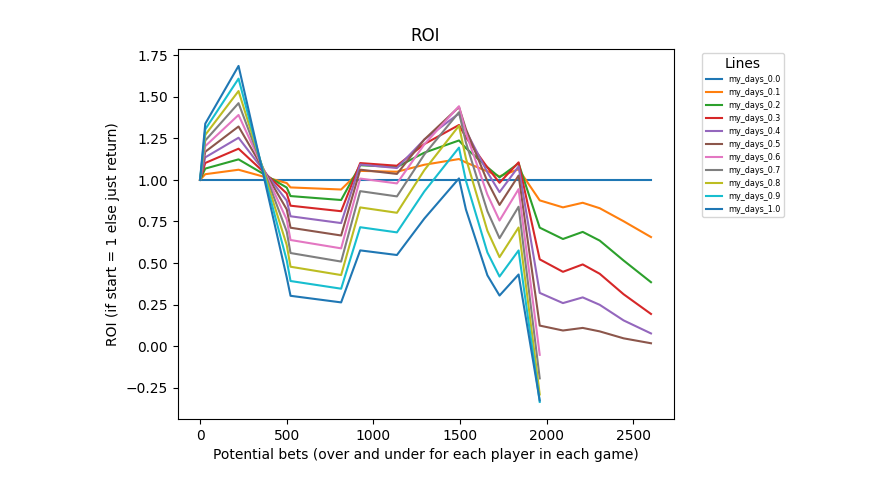
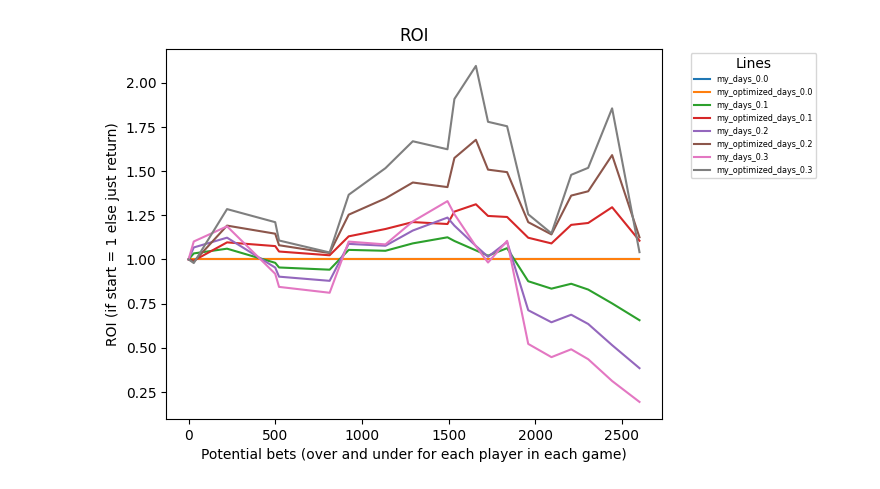
Before and after one commit to RasmusRynell/sports_betting_test, a Jupyter notebook: testing/evaluation/test.ipynb, the cells around one changed output. Cells and saved outputs as stored; diff of their text form; code cells hidden in the pictures.

```diff
--- a/testing/evaluation/test.ipynb
+++ b/testing/evaluation/test.ipynb
@@ -18,9 +18,9 @@ plots=[]
 start = 1 # 1 to see accual roi
 pre = 0.1 # How much risk to take, reasonable values range from 0.25 to 0.01
 
-for pre in np.arange(0,1.1,0.1):
+for pre in np.arange(0,0.4,0.1):
     pre = pre.round(decimals=2)
-    for csv in ["my"]:
+    for csv in ["my", "my_optimized"]:
         df = pd.read_csv(f"./{csv}.csv", sep=";")
         df['kelly_under'] = ((df['odds_under'] - 1) * df['pred_under_my'] - df['pred_over_my']) / (df['odds_under'] - 1)
         df['kelly_over'] = ((df['odds_over'] - 1) * df['pred_over_my'] - df['pred_under_my']) / (df['odds_over'] - 1)
@@ -76,31 +76,31 @@ for pre in np.arange(0,1.1,0.1):
                             # Yes, how much should i bet?
                             how_much_to_bet = bet[f"kelly_{o_u}"] * pre * info['start']
 
                             # Remove from "kassa"
                             info['end'] -= how_much_to_bet
 
                             # Did i win? if so add how much i won
                             if (bet['answer'] == (o_u == "over")):
                                 info['end'] += how_much_to_bet * bet[f"odds_{o_u}"]
 
                         tot_bets += 1
                         plot_rois_bet.append(info['end'])
 
                 plot_rois_day.append(info['end'])
                 plot_days.append(plot_days[-1] + len(info['bets']*2))
 
                 num_day += 1
 
 
 
         #for days, info in days.items():
             #print(f"Ending {day} with {info['end']}% of starting capital")
         #print("")
 
         plots.append(plt.plot(plot_days, plot_rois_day, label = f"{csv}_days_{pre}")[0])
         #plots.append(plt.plot(list(range(0, tot_bets)), plot_rois_bet, label = f"{csv}_bets_{pre}")[0])
 
 plt.legend(handles=plots, title='Lines', bbox_to_anchor=(1.05, 1), loc='upper left', prop=fontP)
 plt.show()
 # %% [output]
-[figure, old version]
+[figure, new version]
```
Also changed, not shown: 1 other file.
